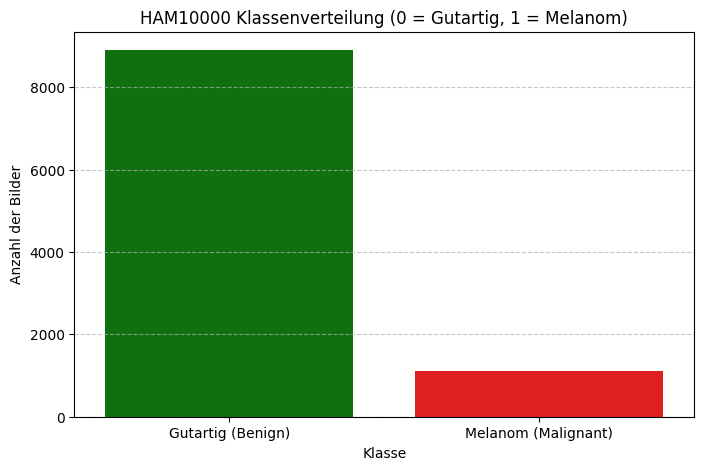
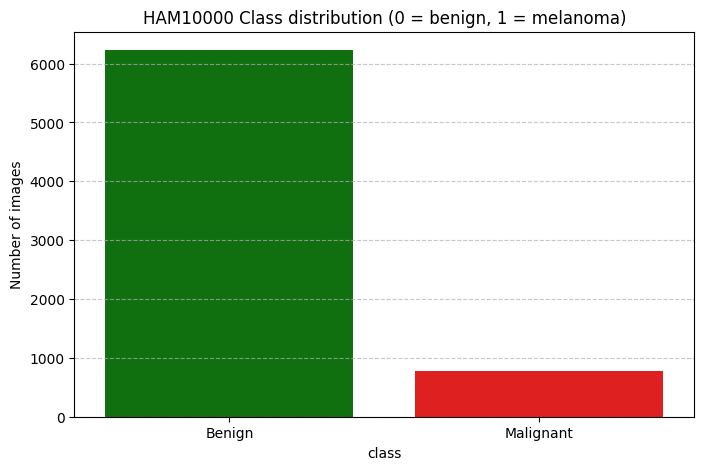
The change to this notebook cell's code, shown as a diff; its figure went from the first image to the second:
--- before
+++ after
@@ -1,4 +1,4 @@
 
-train_val_df, test_df = train_test_split(df, test_size=0.20, stratify=df['label'], random_state=random_state) # set seed
+train_val_df, test_df = train_test_split(df_metadata, test_size=0.20, stratify=df_metadata['label'], random_state=random_state) # set seed
 
 # create validation set for hyperparameter fine tuning
@@ -13,12 +13,4 @@
 for df_split in dataset:
   plotClassDistribution(df_split)
-  # plt.figure(figsize=(8, 5))
-  # sns.countplot(x='label', data=df, hue='label', palette=['green', 'red'], legend=False)  ##comment Fenya: df is wrong? must be df_split?
-  # plt.title('HAM10000 Klassenverteilung (0 = Gutartig, 1 = Melanom)')
-  # plt.xlabel('Klasse')
-  # plt.ylabel('Anzahl der Bilder')
-  # plt.xticks([0, 1], ['Gutartig (Benign)', 'Melanom (Malignant)'])
-  # plt.grid(axis='y', linestyle='--', alpha=0.7)
-  # plt.show()
 
 

Commit: reworked path structure